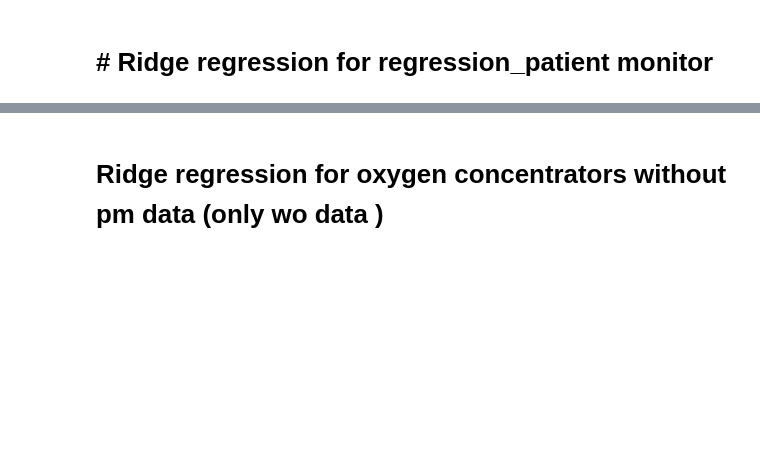
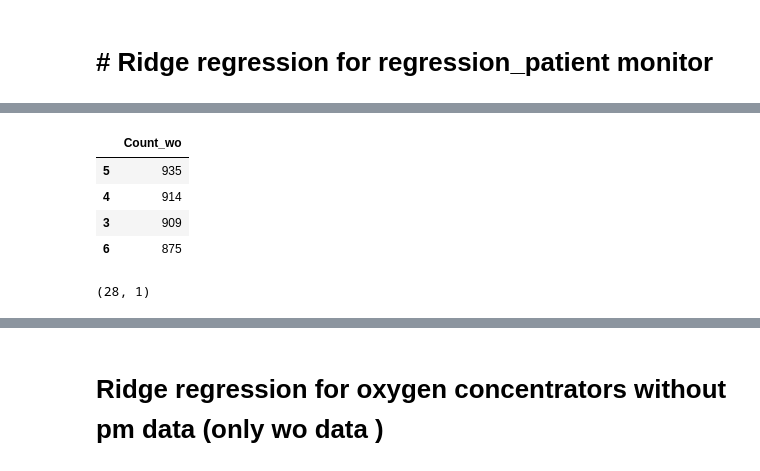
Before and after one commit to moze90/Thesis2022, a Jupyter notebook: Thesis_2022_Newdata.ipynb, the cells around one changed output, grey strips where cells are left out. Saved outputs shown, nothing was run; the diff lists cells and outputs as text; code cells hidden in the pictures; blank space fills up the shorter version.

```diff
--- a/Thesis_2022_Newdata.ipynb
+++ b/Thesis_2022_Newdata.ipynb
@@ -919,2 +1472,18 @@ cv = RepeatedKFold(n_splits=10, n_repeats=3, random_state=1)
+# %%
+ocurrenc=X_train_pamonitor_ridge.Count_wo.value_counts()
+# %%
+occurence1=pd.DataFrame(ocurrenc)
+# %%
+occurence1.head(4)
+# %% [output]
+|  | Count_wo |
+| 5 | 935 |
+| 4 | 914 |
+| 3 | 909 |
+| 6 | 875 |
+# %%
+occurence1.shape
+# %% [output]
+(28, 1)
 # %%
 #define model
```
Also changed, not shown: parts of 157 cells of this notebook.
